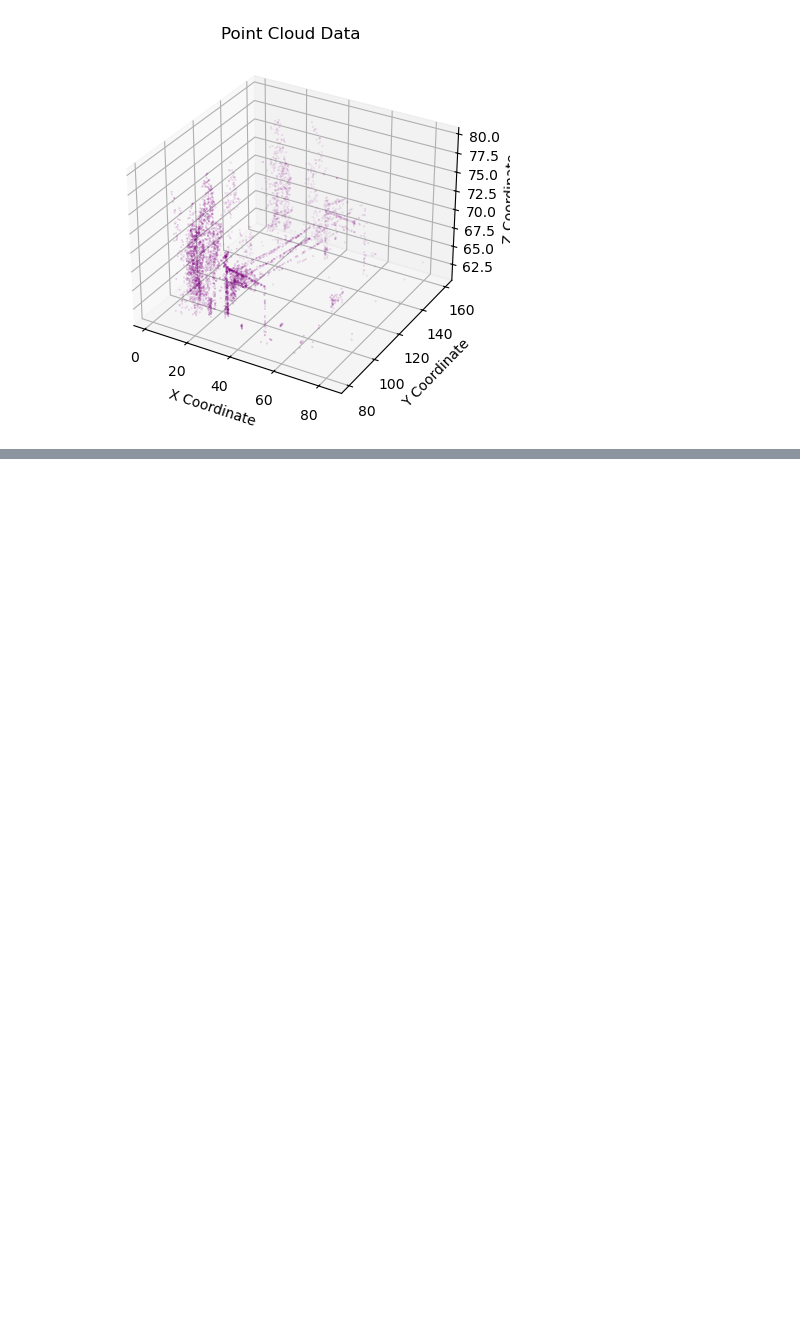
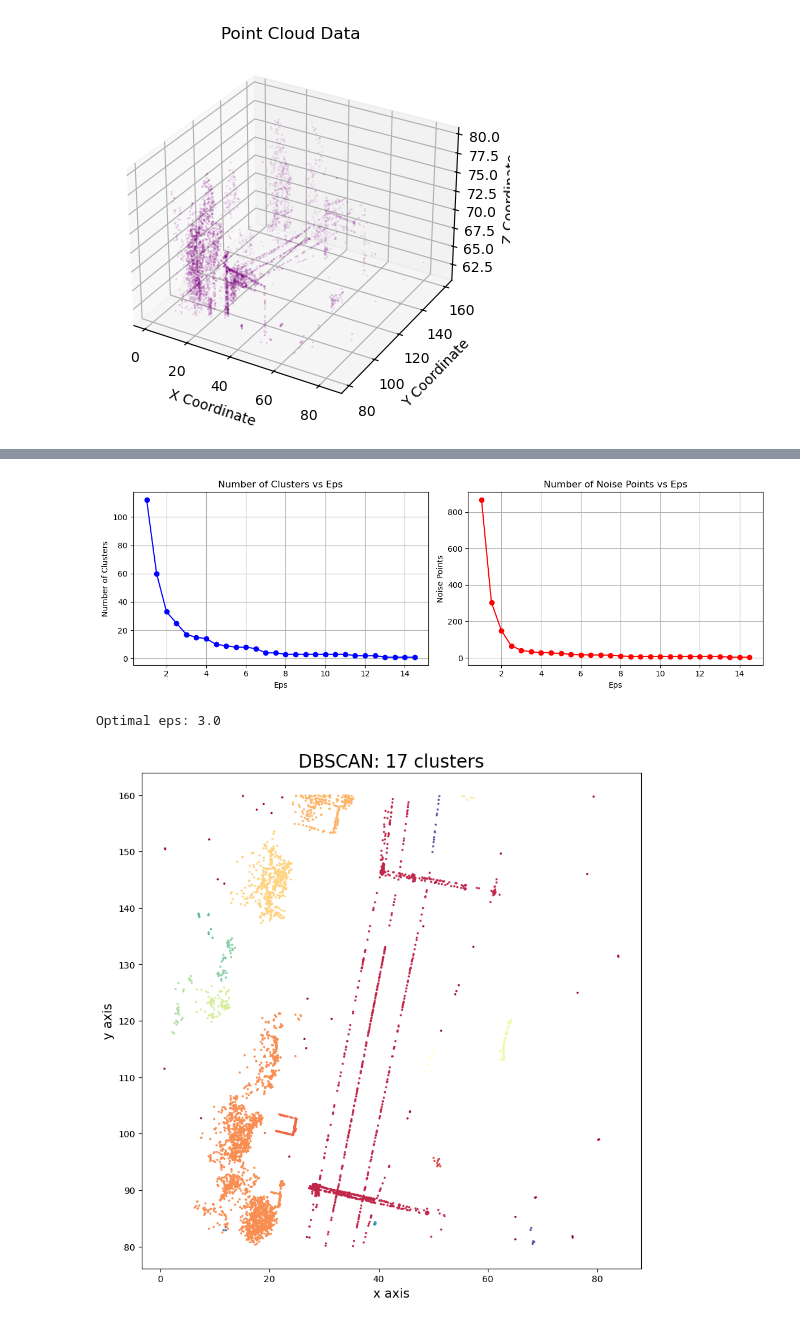
Before and after one commit to Atefeh-Mirzabeigi/LiDAR-Point-Cloud-Processing, a Jupyter notebook: Lidar_assignment-1/share2.ipynb, the cells around one changed output, grey strips where cells are left out. Saved outputs shown, nothing was run; the diff lists cells and outputs as text; code cells hidden in the pictures; blank space fills up the shorter version.

```diff
--- a/Lidar_assignment-1/share2.ipynb
+++ b/Lidar_assignment-1/share2.ipynb
@@ -132,0 +212,76 @@ Ground level Z value: 61.58419999999999
+# %%
+eps_values = np.arange(1,15,0.5)
+cluster_counts = []
+noise_counts = []
+for eps in eps_values:
+    clustering = DBSCAN(eps = eps, min_samples=5).fit(pcd_above_ground)
+    clusters = len(set(clustering.labels_)) - (1 if -1 in clustering.labels_ else 0)
+    cluster_counts.append(clusters)
+    noise = list(clustering.labels_).count(-1)
+    noise_counts.append(noise)
+
+plt.figure(figsize=(12, 4))
+
+plt.subplot(1, 2, 1)
+plt.plot(eps_values, cluster_counts, 'b-o')
+plt.title('Number of Clusters vs Eps')
+plt.xlabel('Eps')
+plt.ylabel('Number of Clusters')
+plt.grid(True)
+
+plt.subplot(1, 2, 2)
+plt.plot(eps_values, noise_counts, 'r-o')
+plt.title('Number of Noise Points vs Eps')
+plt.xlabel('Eps')
+plt.ylabel('Noise Points')
+plt.grid(True)
+
+plt.tight_layout()
+plt.show()
+
+
+def find_elbow_distance_method(eps_values, cluster_counts):
+
+    eps_values = np.array(eps_values)
+    cluster_counts = np.array(cluster_counts)
+    x_norm = (eps_values - eps_values[0]) / (eps_values[-1] - eps_values[0])
+    y_norm = (cluster_counts - cluster_counts[0]) / (cluster_counts[-1] - cluster_counts[0])
+
+    distances = []
+    for i in range(len(x_norm)):
+        distance = abs(y_norm[i] - x_norm[i])
+        distances.append(distance)
+
+    elbow_index = np.argmax(distances)
+    return eps_values[elbow_index]
+
+
+optimal_eps = find_elbow_distance_method(eps_values, cluster_counts)
+print(f"Optimal eps: {optimal_eps}")
+
+unoptimal_eps = 3
+# find the elbow
+clustering = DBSCAN(eps = unoptimal_eps, min_samples=5).fit(pcd_above_ground)
+
+#%%
+clusters = len(set(clustering.labels_)) - (1 if -1 in clustering.labels_ else 0)
+colors = [plt.cm.Spectral(each) for each in np.linspace(0, 1, clusters)]
+
+# %%
+# Plotting resulting clusters
+plt.figure(figsize=(10,10))
+plt.scatter(pcd_above_ground[:,0],
+            pcd_above_ground[:,1],
+            c=clustering.labels_,
+            cmap=matplotlib.colors.ListedColormap(colors),
+            s=2)
+
+
+plt.title('DBSCAN: %d clusters' % clusters,fontsize=20)
+plt.xlabel('x axis',fontsize=14)
+plt.ylabel('y axis',fontsize=14)
+plt.show()
+# %% [output]
+[figure, added]
+Optimal eps: 3.0
+[figure, added]
```
Also changed, not shown: parts of 5 cells of this notebook, 12 other files.
